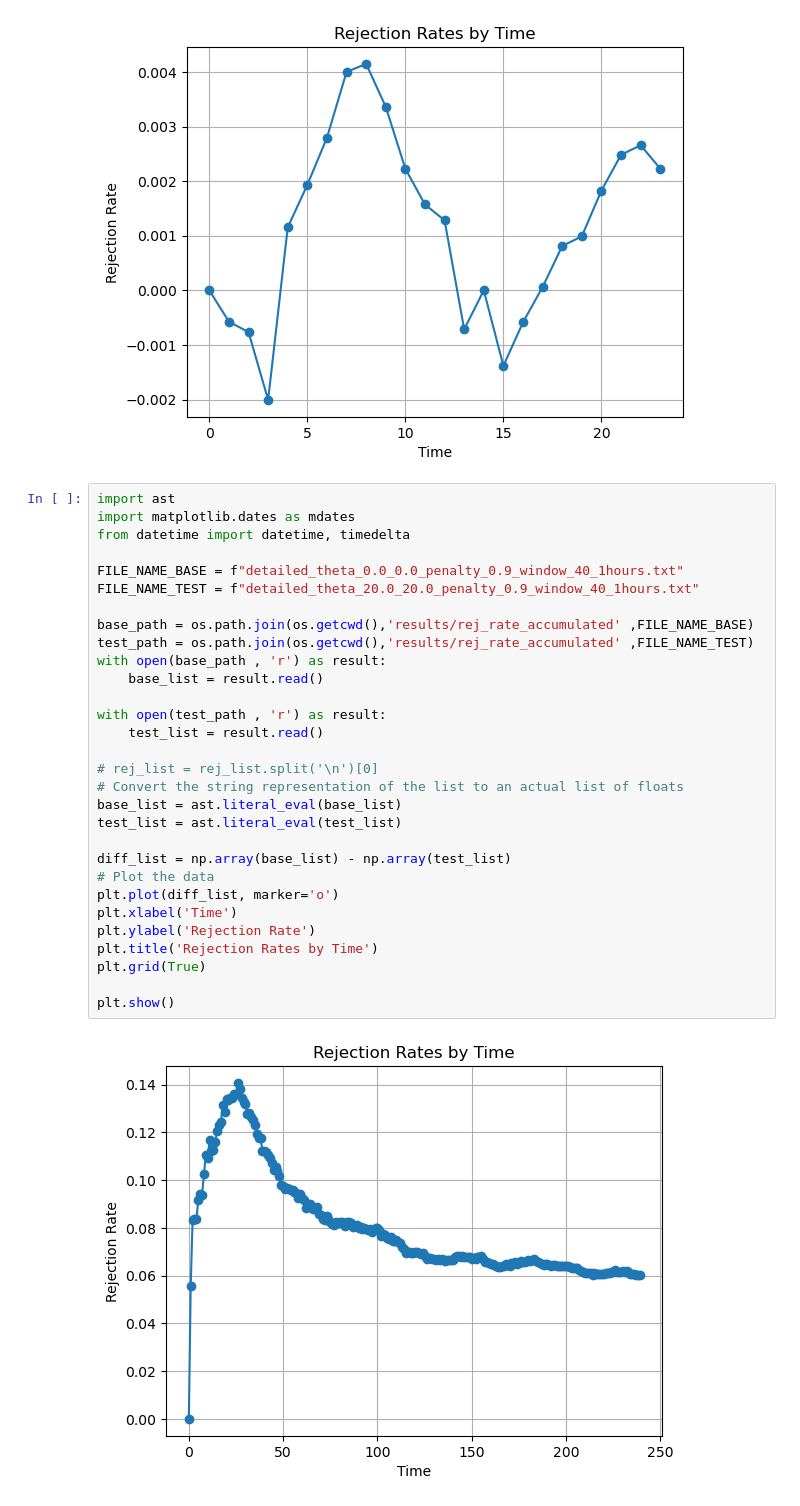
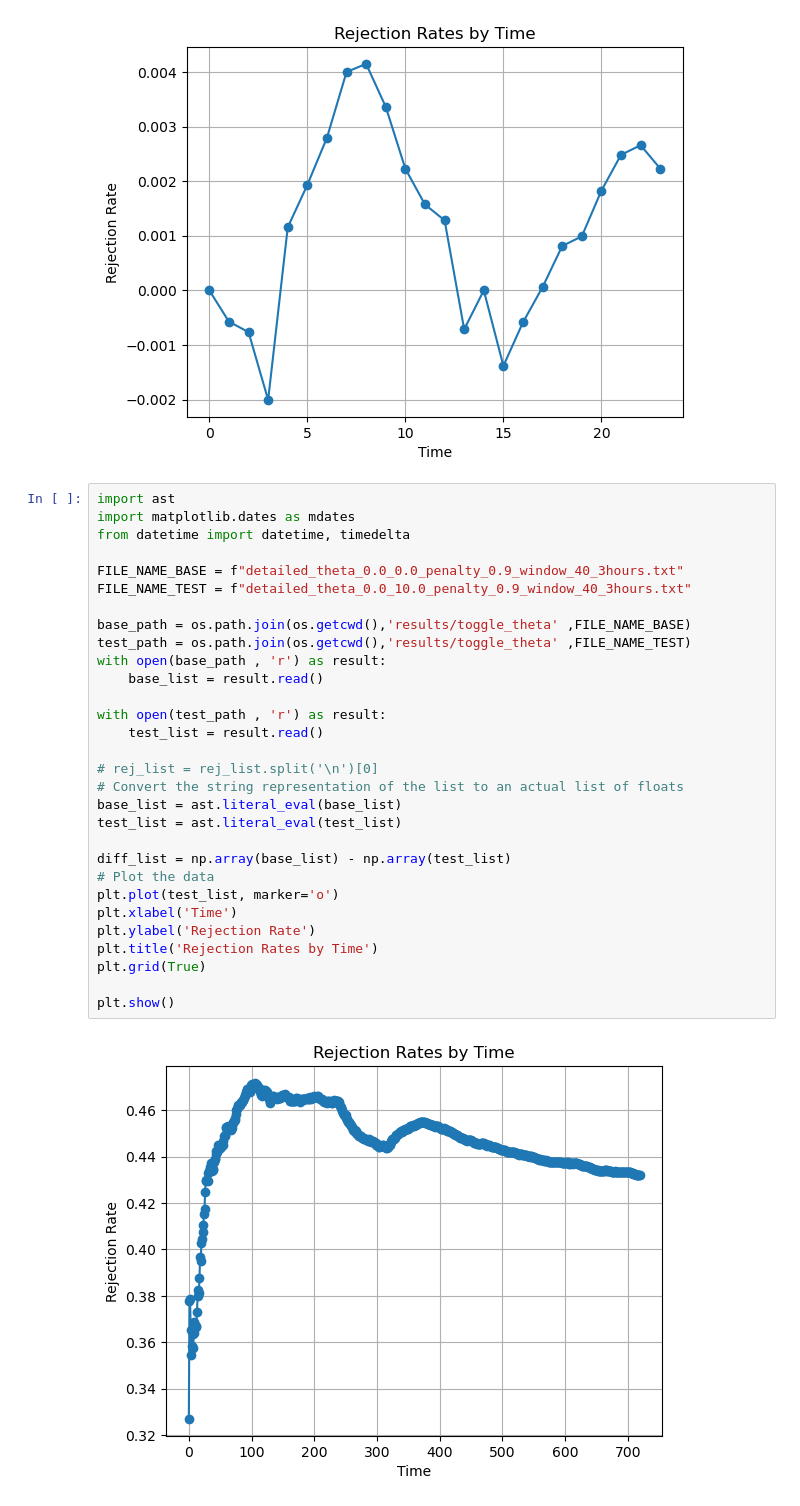
Before and after one commit to ricardo3709/Simulator, a Jupyter notebook: exp_results_theta_values.ipynb, the cells around one changed output. Cells and saved outputs as stored; diff of their text form.

```diff
--- a/exp_results_theta_values.ipynb
+++ b/exp_results_theta_values.ipynb
@@ -75,32 +75,32 @@ plt.show()
 # %%
 import ast
 import matplotlib.dates as mdates
 from datetime import datetime, timedelta
 
-FILE_NAME_BASE = f"detailed_theta_0.0_0.0_penalty_0.9_window_40_1hours.txt"
-FILE_NAME_TEST = f"detailed_theta_20.0_20.0_penalty_0.9_window_40_1hours.txt"
+FILE_NAME_BASE = f"detailed_theta_0.0_0.0_penalty_0.9_window_40_3hours.txt"
+FILE_NAME_TEST = f"detailed_theta_0.0_10.0_penalty_0.9_window_40_3hours.txt"
 
-base_path = os.path.join(os.getcwd(),'results/rej_rate_accumulated' ,FILE_NAME_BASE)
-test_path = os.path.join(os.getcwd(),'results/rej_rate_accumulated' ,FILE_NAME_TEST)
+base_path = os.path.join(os.getcwd(),'results/toggle_theta' ,FILE_NAME_BASE)
+test_path = os.path.join(os.getcwd(),'results/toggle_theta' ,FILE_NAME_TEST)
 with open(base_path , 'r') as result:
     base_list = result.read()
 
 with open(test_path , 'r') as result:
     test_list = result.read()
 
 # rej_list = rej_list.split('\n')[0]
 # Convert the string representation of the list to an actual list of floats
 base_list = ast.literal_eval(base_list)
 test_list = ast.literal_eval(test_list)
 
 diff_list = np.array(base_list) - np.array(test_list)
 # Plot the data
-plt.plot(diff_list, marker='o')
+plt.plot(test_list, marker='o')
 plt.xlabel('Time')
 plt.ylabel('Rejection Rate')
 plt.title('Rejection Rates by Time')
 plt.grid(True)
 
 plt.show()
 # %% [output]
-[figure, old version]
+[figure, new version]
```
Also changed, not shown: 4 other files.
